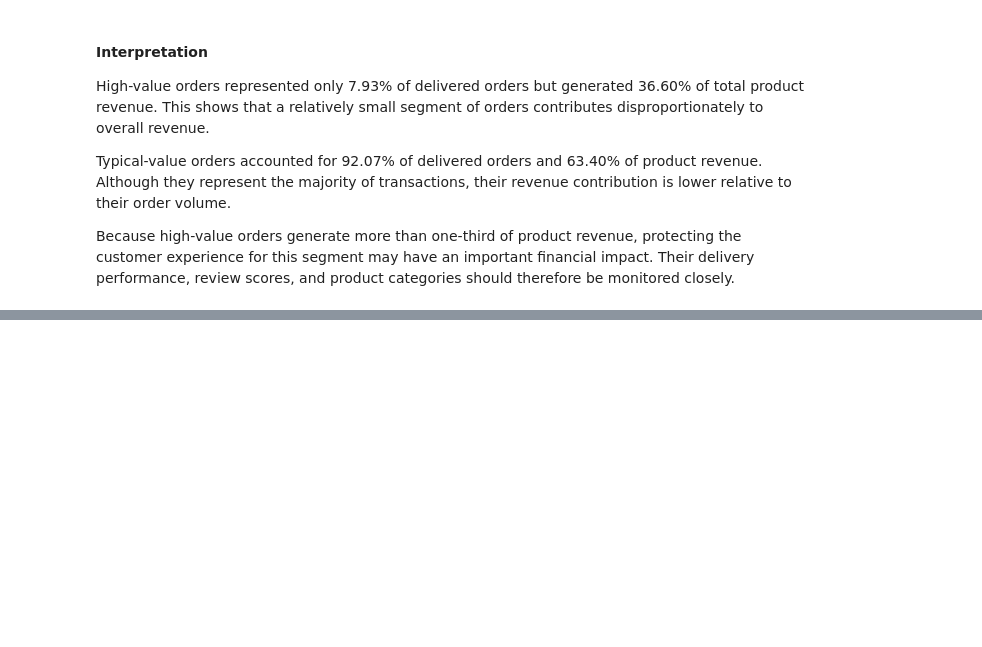
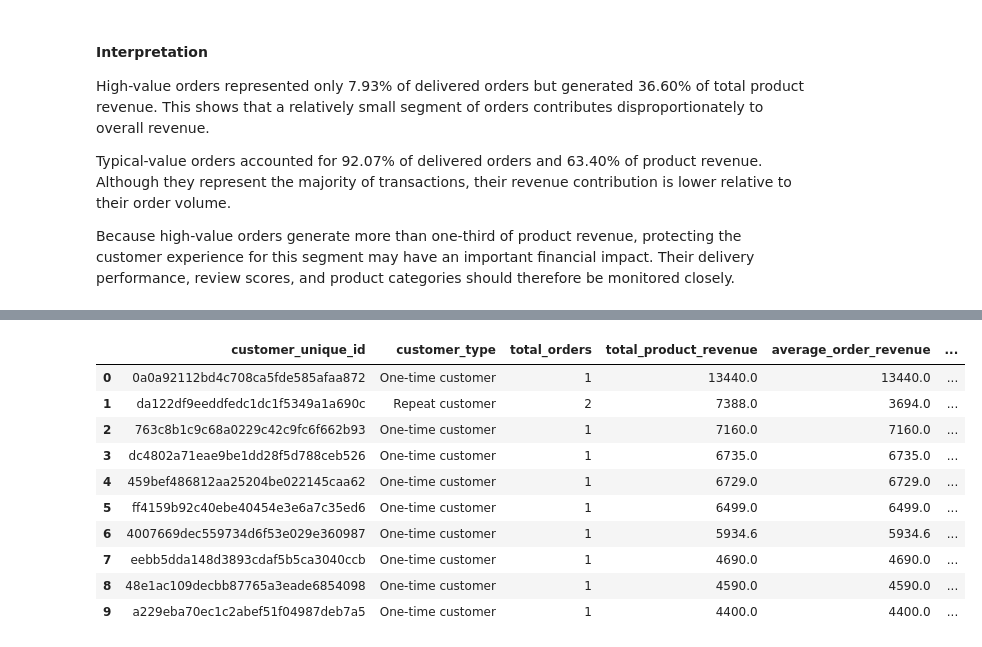
Before and after one commit to Ivana0901/ecommerce-data-analysis, a Jupyter notebook: notebooks/01_ecommerce_analysis.ipynb, the cells around one changed output, grey strips where cells are left out. Cells and saved outputs as stored; diff of their text form; code cells hidden in the pictures; blank space fills up the shorter version.

```diff
--- a/notebooks/01_ecommerce_analysis.ipynb
+++ b/notebooks/01_ecommerce_analysis.ipynb
@@ -1803,0 +2298,71 @@ Because high-value orders generate more than one-third of product revenue, prote
+# %%
+customer_revenue_ranking = (
+    customer_summary[
+        [
+            "customer_unique_id",
+            "customer_type",
+            "total_orders",
+            "total_product_revenue",
+            "average_order_revenue",
+            "average_review_score",
+            "average_delivery_days",
+        ]
+    ]
+    .sort_values(
+        "total_product_revenue",
+        ascending=False,
+    )
+    .reset_index(drop=True)
+)
+
+
+customer_revenue_ranking["customer_rank"] = (
+    np.arange(
+        1,
+        len(customer_revenue_ranking) + 1,
+    )
+)
+
+
+customer_revenue_ranking["customer_share_pct"] = (
+    customer_revenue_ranking["customer_rank"]
+    .div(len(customer_revenue_ranking))
+    .mul(100)
+)
+
+
+customer_revenue_ranking["cumulative_revenue"] = (
+    customer_revenue_ranking[
+        "total_product_revenue"
+    ].cumsum()
+)
+
+
+customer_revenue_ranking[
+    "cumulative_revenue_share_pct"
+] = (
+    customer_revenue_ranking[
+        "cumulative_revenue"
+    ]
+    .div(
+        customer_revenue_ranking[
+            "total_product_revenue"
+        ].sum()
+    )
+    .mul(100)
+)
+
+
+customer_revenue_ranking.head(10)
+# %% [output]
+|  | customer_unique_id | customer_type | total_orders | total_product_revenue | average_order_revenue | ... |
+| 0 | 0a0a92112bd4c708ca5fde585afaa872 | One-time customer | 1 | 13440.0 | 13440.0 | ... |
+| 1 | da122df9eeddfedc1dc1f5349a1a690c | Repeat customer | 2 | 7388.0 | 3694.0 | ... |
+| 2 | 763c8b1c9c68a0229c42c9fc6f662b93 | One-time customer | 1 | 7160.0 | 7160.0 | ... |
+| 3 | dc4802a71eae9be1dd28f5d788ceb526 | One-time customer | 1 | 6735.0 | 6735.0 | ... |
+| 4 | 459bef486812aa25204be022145caa62 | One-time customer | 1 | 6729.0 | 6729.0 | ... |
+| 5 | ff4159b92c40ebe40454e3e6a7c35ed6 | One-time customer | 1 | 6499.0 | 6499.0 | ... |
+| 6 | 4007669dec559734d6f53e029e360987 | One-time customer | 1 | 5934.6 | 5934.6 | ... |
+| 7 | eebb5dda148d3893cdaf5b5ca3040ccb | One-time customer | 1 | 4690.0 | 4690.0 | ... |
+| 8 | 48e1ac109decbb87765a3eade6854098 | One-time customer | 1 | 4590.0 | 4590.0 | ... |
+| 9 | a229eba70ec1c2abef51f04987deb7a5 | One-time customer | 1 | 4400.0 | 4400.0 | ... |
```
Also changed, not shown: parts of 28 cells of this notebook, 4 other files.
